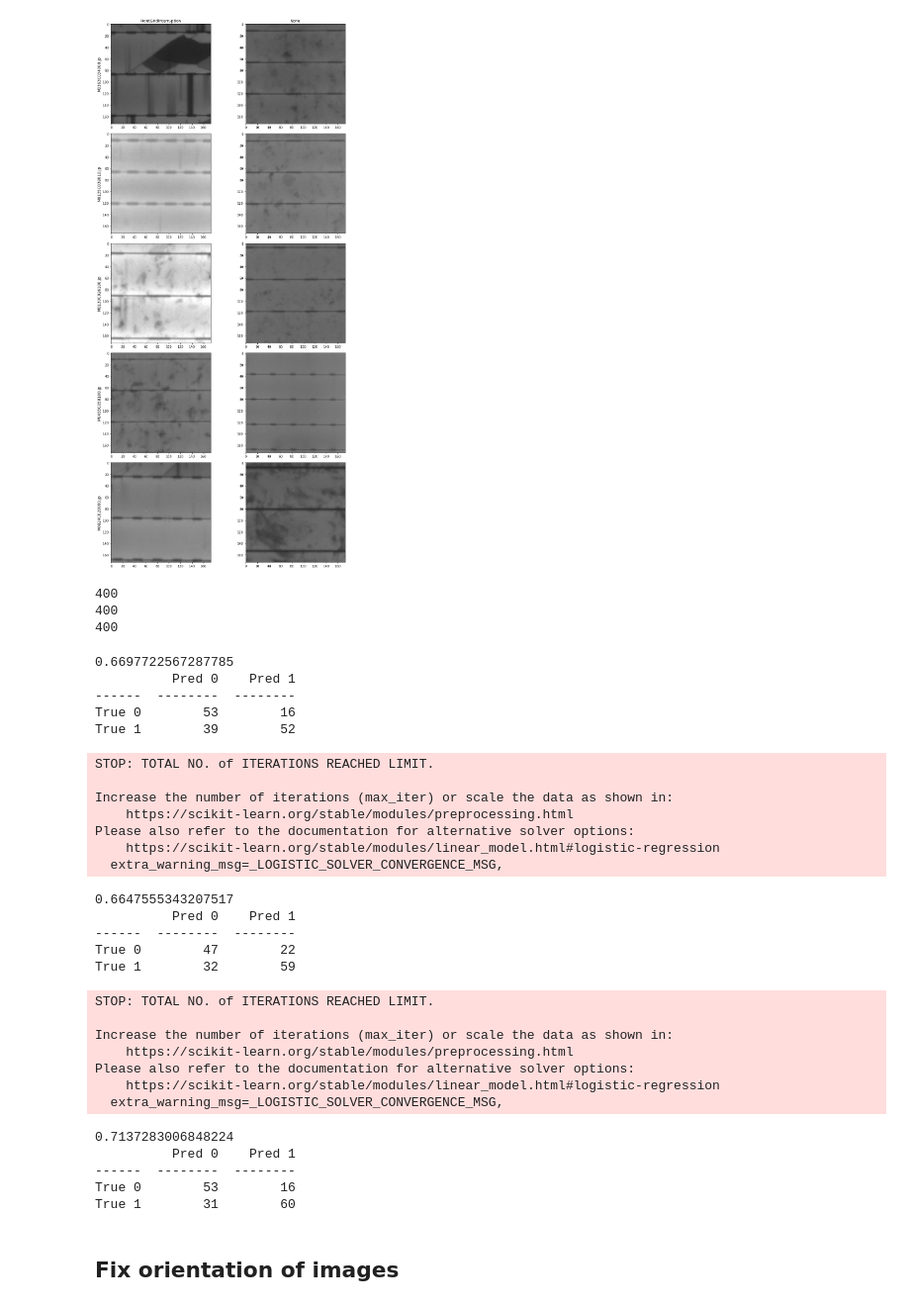
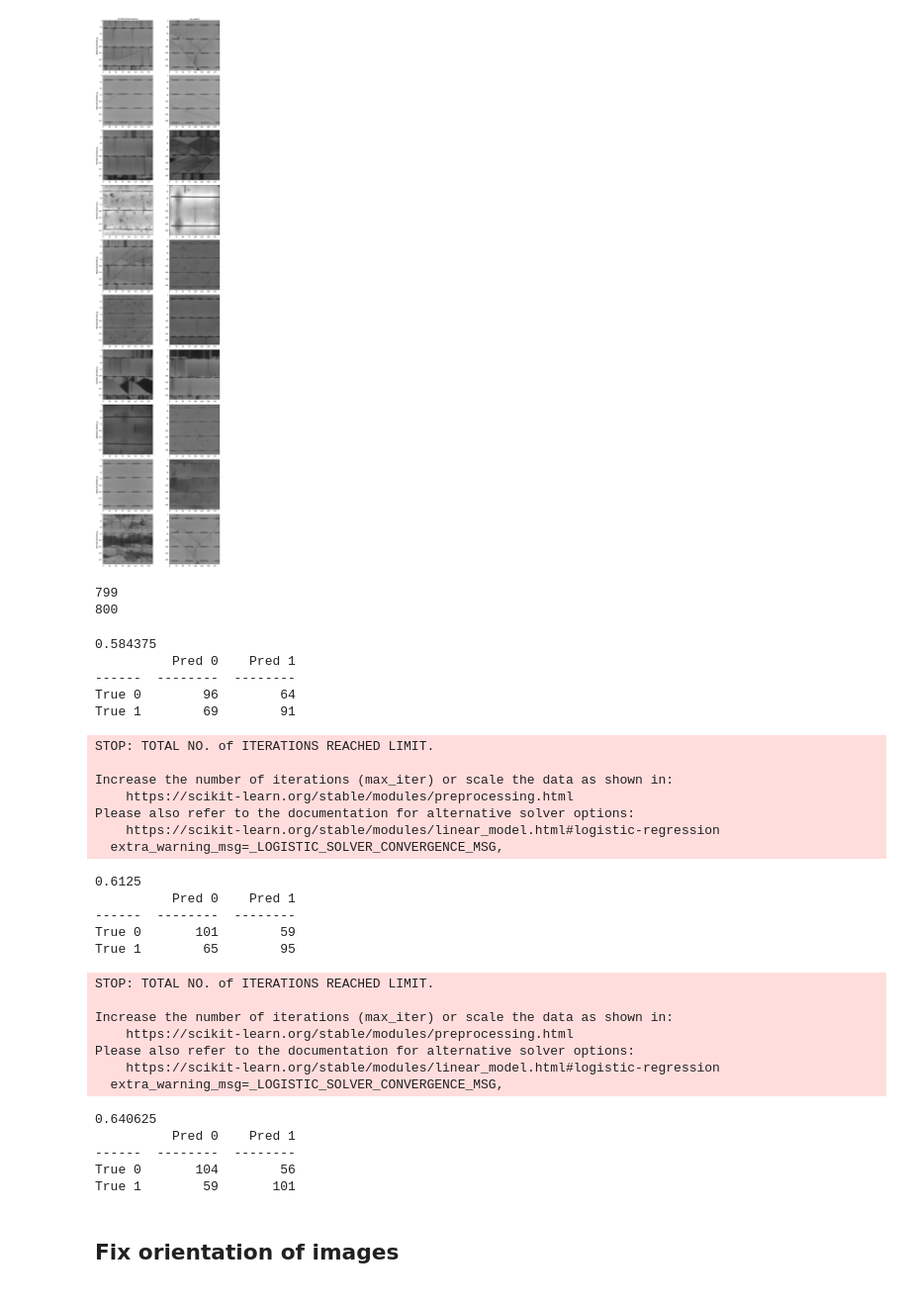
Before and after one commit to atox120/w281_finalproject_solascan, a Jupyter notebook: notebooks/Aswin.ipynb, the cells around one changed output. Shown at 99% size. Drawn from its saved outputs; the diff is of its cells as text; code cells hidden in the pictures.

```diff
--- a/notebooks/Aswin.ipynb
+++ b/notebooks/Aswin.ipynb
@@ -30,34 +26,47 @@ defect_categories = iml.defect_classes
 # %%
 # Analyzing which defect
 defect_class = 'FrontGridInterruption'
-not_defect_class = [x for x in defect_categories if x != defect_class]
+n_samples = 800
 # %%
 # Load 10 examples and name the category for it. Category is like a title for images
-n_samples = 400
-defect_class = 'FrontGridInterruption'
-defect = (DefectViewer(row_chop=25, col_chop=25) << (ImageLoader(defect_class='FrontGridInterruption') << n_samples))
+
+defect_class = defect_class
+defect = (DefectViewer(row_chop=15, col_chop=15) << (ImageLoader(defect_class='FrontGridInterruption') << n_samples))
 defect.category = 'FrontGridInterruption'
-clean = (DefectViewer(row_chop=25, col_chop=25) << (ImageLoader(defect_class='None') << n_samples))
-clean.category = 'None'
+
+# Make the other teh same length as the defect
+num_samples = len(defect)
+
+# Get the not this defect
+not_defect = (DefectViewer(row_chop=15, col_chop=15) << (ImageLoader(defect_class='FrontGridInterruption', is_not=True) << n_samples))
+not_defect.category = 'not_defect'
+
+# Create a copy of the defect
+defect_ = defect.copy()
+
+# Eliminate any not defect images that are in defect
+defect = defect - not_defect
+
+# ELiminate any defect images that are in not defect
+not_defect = not_defect - defect_
+
 
 # View both the defect and the clean class
 # I am using a tuple in this case as defect and clean are ImageWrapper objects
 # Show random 5 out of the 10 images. Using the seed will ensure the same 5 are shown everytime
-_ = Show(num_images=5, seed=seed) << (defect, clean)
+_ = Show(num_images=10, seed=seed) << (defect, not_defect)
 # %% [output]
-[figure, old version]
+[figure, new version]
 # %%
 print(len(defect))
-print(len(clean))
-print(len(defect - clean))
+print(len(not_defect))
 # %% [output]
-400
-400
-400
+799
+800
 # %%
 # 1. Base model on raw data
 model_params = {'penalty': 'l2', 'seed': 14376, 'pca_dims': None}
-cla = Classifier(defect, clean, LogisticRegression, None)
+cla = Classifier(defect, not_defect, LogisticRegression, None)
 score = cla.fit(**model_params)
 print(score)
 
@@ -68,11 +77,11 @@ print(tabulate.tabulate([['True 0', conf[0, 0], conf[0, 1]], ['True 1', conf[1,
 scores.append(score)
 legends.append('base linear model')
 # %% [output]
-0.6697722567287785
+0.584375
           Pred 0    Pred 1
 ------  --------  --------
-True 0        53        16
-True 1        39        52
+True 0        96        64
+True 1        69        91
 STOP: TOTAL NO. of ITERATIONS REACHED LIMIT.
 
 Increase the number of iterations (max_iter) or scale the data as shown in:
@@ -83,7 +92,7 @@ Please also refer to the documentation for alternative solver options:
 # %%
 # 2. Base model on raw data with pca
 model_params = {'penalty': 'l2', 'seed': 14376, 'pca_dims': 100}
-cla = Classifier(defect, clean, LogisticRegression, None)
+cla = Classifier(defect, not_defect, LogisticRegression, None)
 score = cla.fit(**model_params)
 print(score)
 
@@ -94,11 +103,11 @@ print(tabulate.tabulate([['True 0', conf[0, 0], conf[0, 1]], ['True 1', conf[1,
 scores.append(score)
 legends.append('Linear model with reduced(PCA) dimensions')
 # %% [output]
-0.6647555343207517
+0.6125
           Pred 0    Pred 1
 ------  --------  --------
-True 0        47        22
-True 1        32        59
+True 0       101        59
+True 1        65        95
 STOP: TOTAL NO. of ITERATIONS REACHED LIMIT.
 
 Increase the number of iterations (max_iter) or scale the data as shown in:
@@ -109,7 +118,7 @@ Please also refer to the documentation for alternative solver options:
 # %%
 # 3. Gradient Boosted Classifier
 params = {'seed': 14376,'n_estimators': 300, 'max_depth': 4, 'learning_rate': 0.1, 'pca_dims': 160}
-cla = Classifier(defect, clean, GradientBoostingClassifier, None)
+cla = Classifier(defect, not_defect, GradientBoostingClassifier, None)
 
 # When done, return the score
 score = cla.fit(**params)
@@ -122,11 +131,11 @@ print(tabulate.tabulate([['True 0', conf[0, 0], conf[0, 1]], ['True 1', conf[1,
 scores.append(score)
 legends.append('Non-linear model with reduced(PCA) dimensions')
 # %% [output]
-0.7137283006848224
+0.640625
           Pred 0    Pred 1
 ------  --------  --------
-True 0        53        16
-True 1        31        60
+True 0       104        56
+True 1        59       101
 # %% [markdown]
 ## Fix orientation of images
 # %%
```
Also changed, not shown: parts of 9 cells of this notebook, 1 other file.
